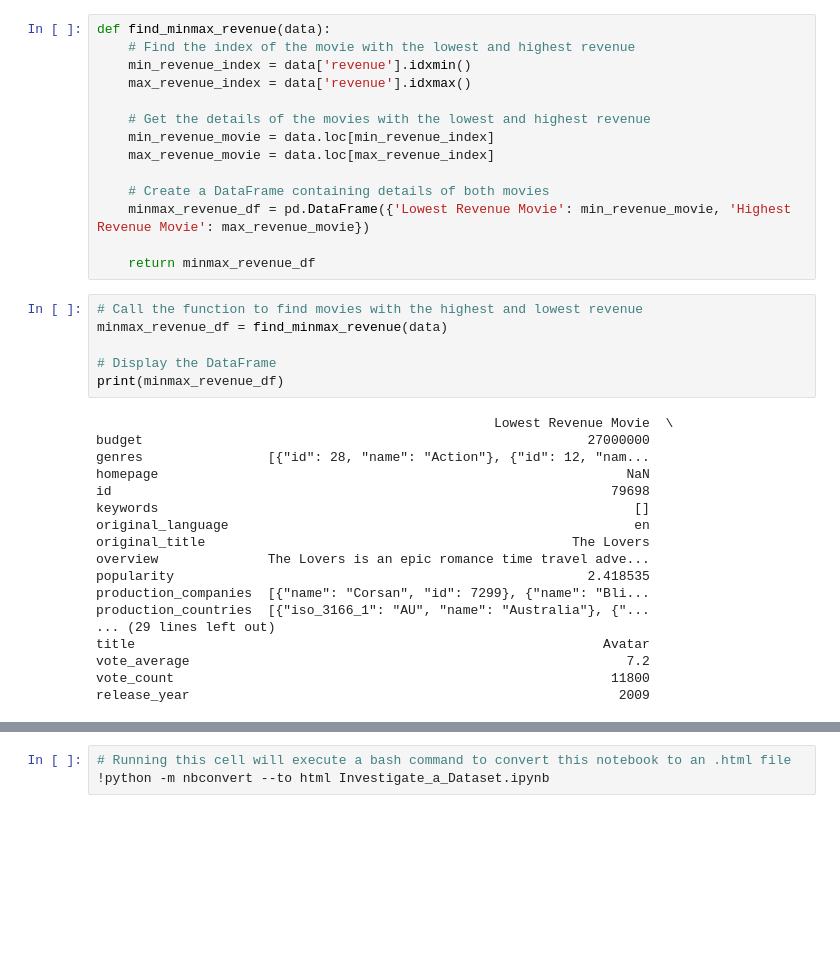
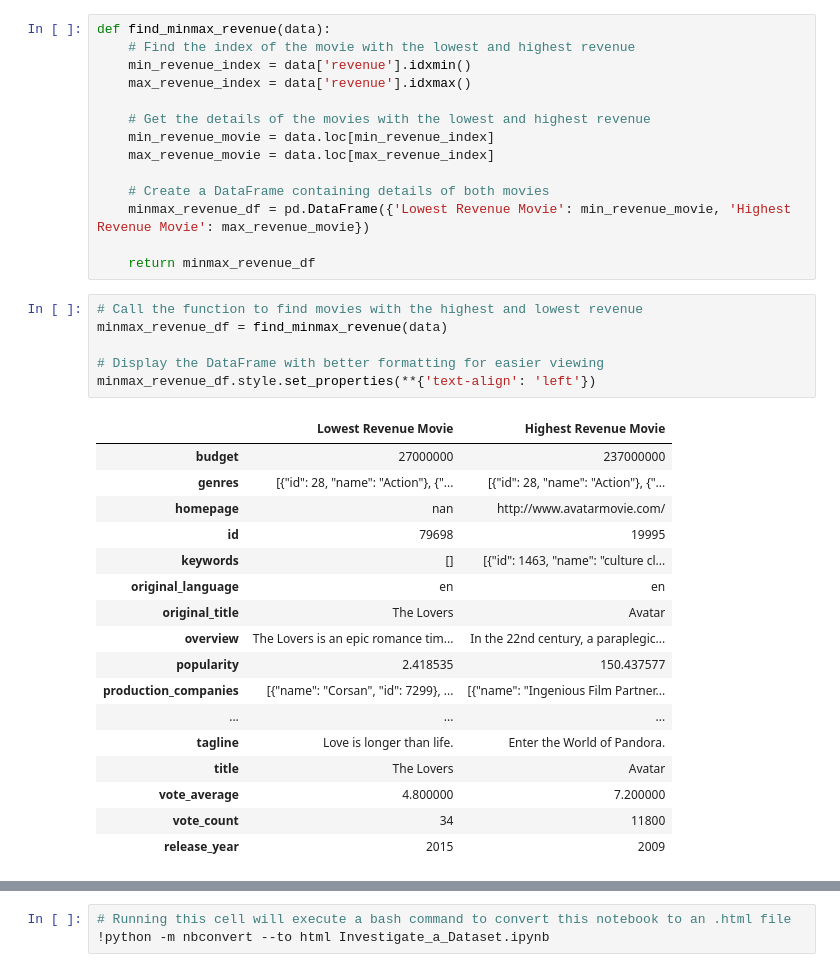
Before and after one commit to hieuCM2895/Analytics, a Jupyter notebook: Investigate_a_Dataset.ipynb, the cells around one changed output, grey strips where cells are left out. Drawn from its saved outputs; the diff is of its cells as text; blank space fills up the shorter version.

```diff
--- a/Investigate_a_Dataset.ipynb
+++ b/Investigate_a_Dataset.ipynb
@@ -314,27 +340,27 @@ def find_minmax_revenue(data):
 # %%
 # Call the function to find movies with the highest and lowest revenue
 minmax_revenue_df = find_minmax_revenue(data)
 
-# Display the DataFrame
-print(minmax_revenue_df)
+# Display the DataFrame with better formatting for easier viewing
+minmax_revenue_df.style.set_properties(**{'text-align': 'left'})
 # %% [output]
-                                                   Lowest Revenue Movie  \
-budget                                                         27000000
-genres                [{"id": 28, "name": "Action"}, {"id": 12, "nam...
-homepage                                                            NaN
-id                                                                79698
-keywords                                                             []
-original_language                                                    en
-original_title                                               The Lovers
-overview              The Lovers is an epic romance time travel adve...
-popularity                                                     2.418535
-production_companies  [{"name": "Corsan", "id": 7299}, {"name": "Bli...
-production_countries  [{"iso_3166_1": "AU", "name": "Australia"}, {"...
-... (29 lines left out)
-title                                                            Avatar
-vote_average                                                        7.2
-vote_count                                                        11800
-release_year                                                       2009
+|  | Lowest Revenue Movie | Highest Revenue Movie |
+| budget | 27000000 | 237000000 |
+| genres | [{"id": 28, "name": "Action"}, {"... | [{"id": 28, "name": "Action"}, {"... |
+| homepage | nan | http://www.avatarmovie.com/ |
+| id | 79698 | 19995 |
+| keywords | [] | [{"id": 1463, "name": "culture cl... |
+| original_language | en | en |
+| original_title | The Lovers | Avatar |
+| overview | The Lovers is an epic romance tim... | In the 22nd century, a paraplegic... |
+| popularity | 2.418535 | 150.437577 |
+| production_companies | [{"name": "Corsan", "id": 7299}, ... | [{"name": "Ingenious Film Partner... |
+| ... | ... | ... |
+| tagline | Love is longer than life. | Enter the World of Pandora. |
+| title | The Lovers | Avatar |
+| vote_average | 4.800000 | 7.200000 |
+| vote_count | 34 | 11800 |
+| release_year | 2015 | 2009 |
 # %%
 # Sort the 'revenue' column in descending order and store it in a new DataFrame
 top_10_revenue = data[['original_title', 'revenue']].sort_values(by='revenue', ascending=False).head(10)
```
Also changed, not shown: parts of 42 cells of this notebook, 1 other file.
